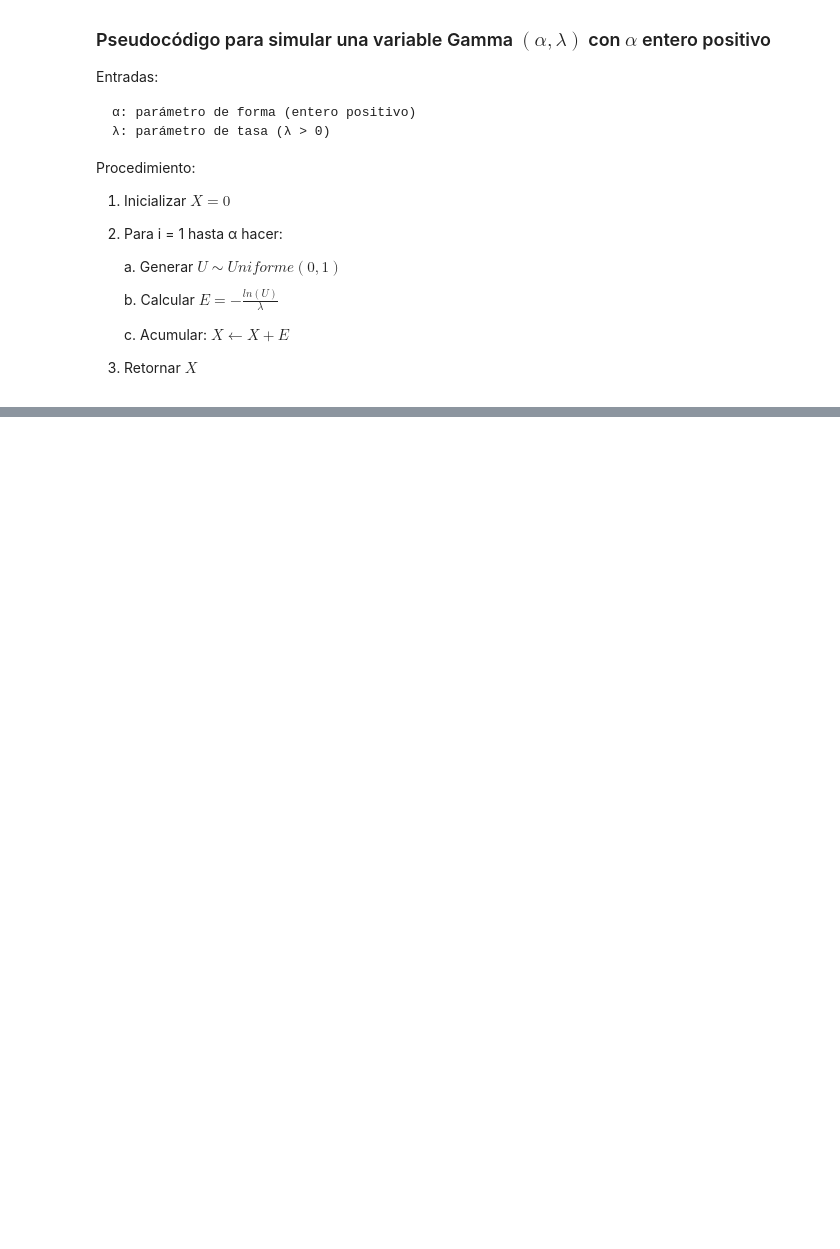
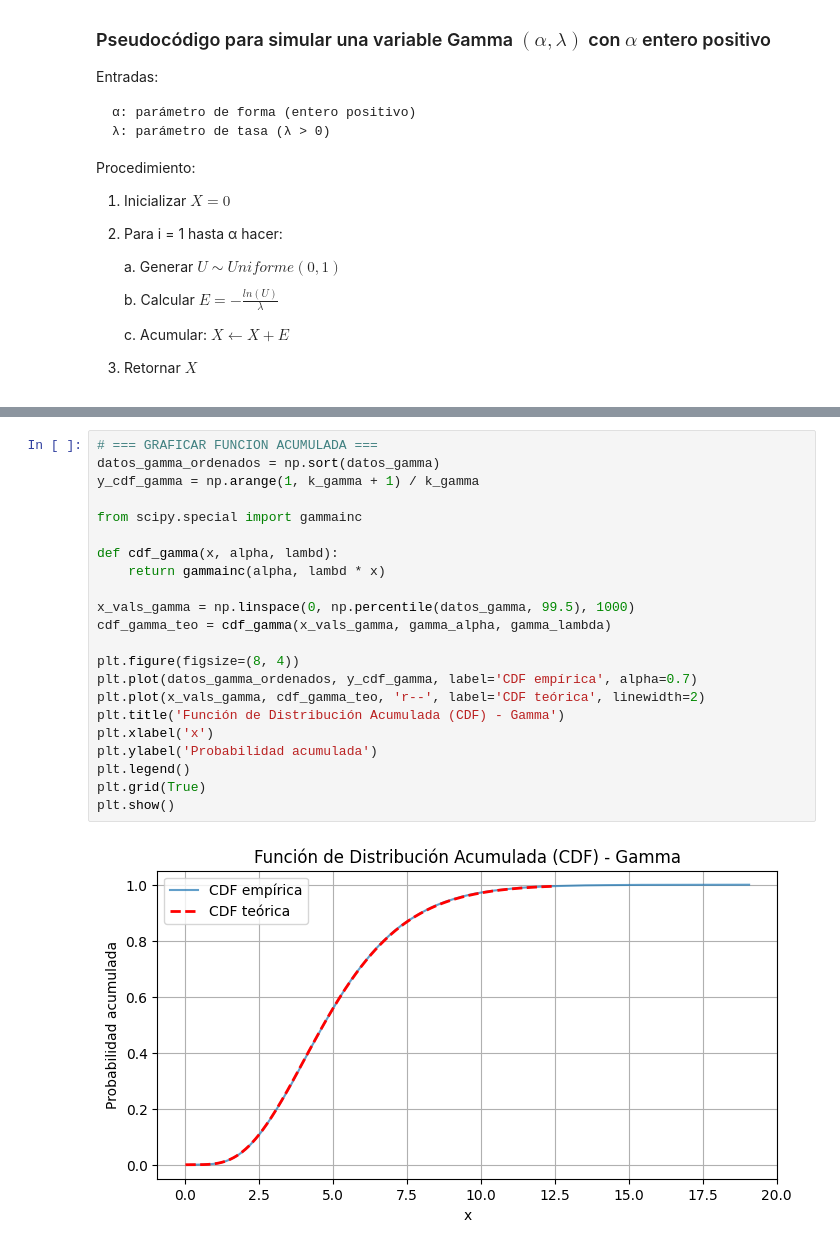
Before and after one commit to TonySC1300/Simulacion1, a Jupyter notebook: Catalogo.ipynb, the cells around one changed output, grey strips where cells are left out. Saved outputs shown, nothing was run; the diff lists cells and outputs as text; blank space fills up the shorter version.

```diff
--- a/Catalogo.ipynb
+++ b/Catalogo.ipynb
@@ -692,0 +758,24 @@ Procedimiento:
+# %%
+# === GRAFICAR FUNCION ACUMULADA ===
+datos_gamma_ordenados = np.sort(datos_gamma)
+y_cdf_gamma = np.arange(1, k_gamma + 1) / k_gamma
+
+from scipy.special import gammainc
+
+def cdf_gamma(x, alpha, lambd):
+    return gammainc(alpha, lambd * x)
+
+x_vals_gamma = np.linspace(0, np.percentile(datos_gamma, 99.5), 1000)
+cdf_gamma_teo = cdf_gamma(x_vals_gamma, gamma_alpha, gamma_lambda)
+
+plt.figure(figsize=(8, 4))
+plt.plot(datos_gamma_ordenados, y_cdf_gamma, label='CDF empírica', alpha=0.7)
+plt.plot(x_vals_gamma, cdf_gamma_teo, 'r--', label='CDF teórica', linewidth=2)
+plt.title('Función de Distribución Acumulada (CDF) - Gamma')
+plt.xlabel('x')
+plt.ylabel('Probabilidad acumulada')
+plt.legend()
+plt.grid(True)
+plt.show()
+# %% [output]
+[figure, added]
```
Also changed, not shown: parts of 8 cells of this notebook.
